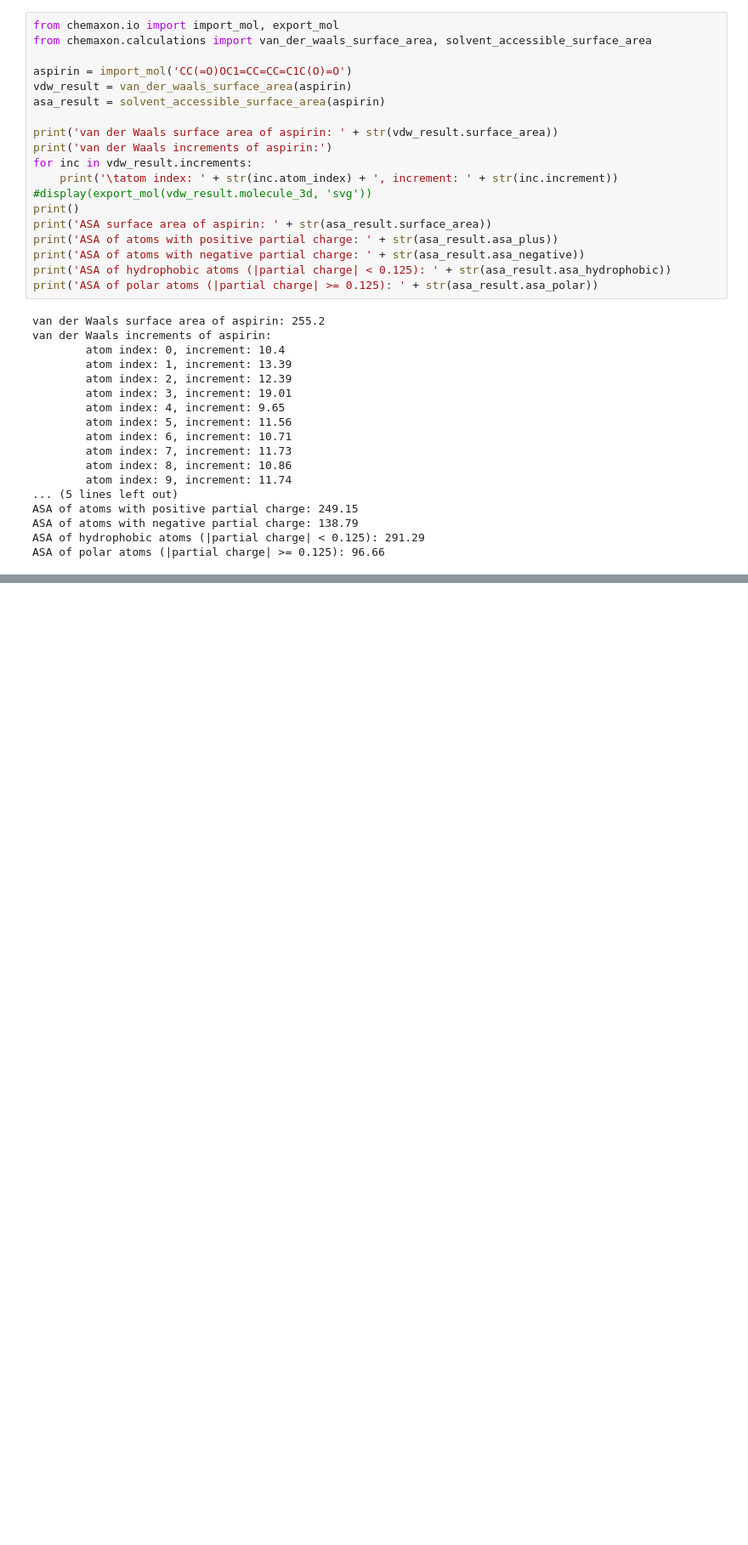
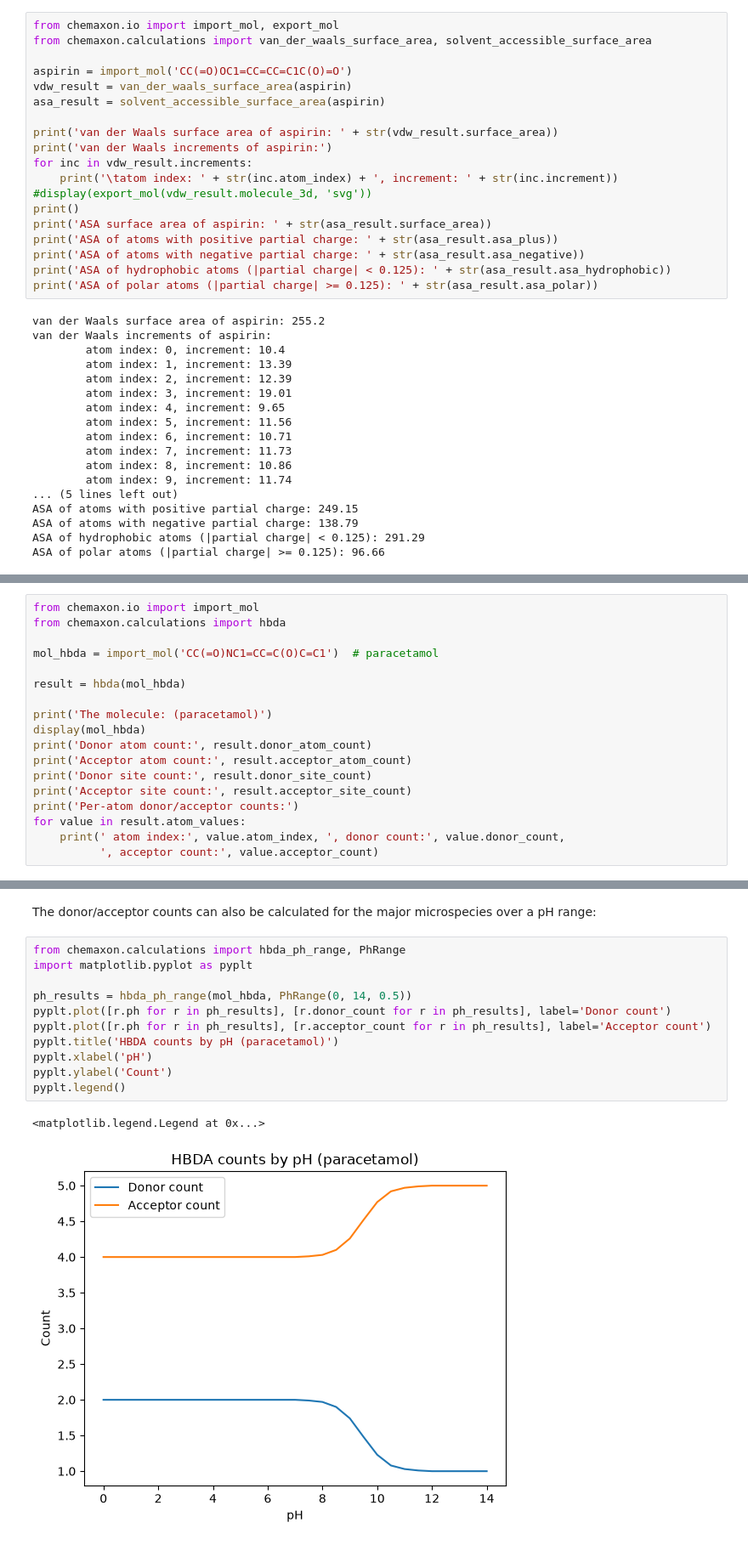
Before and after one commit to ChemAxon/python-examples, a Jupyter notebook: jupyter/calculators/02_calculators.ipynb, the cells around one changed output, grey strips where cells are left out. Shown at 85% size. Drawn from its saved outputs; the diff is of its cells as text; blank space fills up the shorter version.

Commit message:
Add new calculator examples
- Refractivity
- Geometrical Descriptors
- Structural frameworks
- HBDA

```diff
--- a/jupyter/calculators/02_calculators.ipynb
+++ b/jupyter/calculators/02_calculators.ipynb
@@ -535,0 +660,18 @@ ASA of polar atoms (|partial charge| >= 0.125): 96.66
+# %%
+from chemaxon.io import import_mol
+from chemaxon.calculations import hbda
+
+mol_hbda = import_mol('CC(=O)NC1=CC=C(O)C=C1')  # paracetamol
+
+result = hbda(mol_hbda)
+
+print('The molecule: (paracetamol)')
+display(mol_hbda)
+print('Donor atom count:', result.donor_atom_count)
+print('Acceptor atom count:', result.acceptor_atom_count)
+print('Donor site count:', result.donor_site_count)
+print('Acceptor site count:', result.acceptor_site_count)
+print('Per-atom donor/acceptor counts:')
+for value in result.atom_values:
+    print('	atom index:', value.atom_index, ', donor count:', value.donor_count,
+          ', acceptor count:', value.acceptor_count)
@@ -535,0 +689,16 @@ ASA of polar atoms (|partial charge| >= 0.125): 96.66
+# %% [markdown]
+The donor/acceptor counts can also be calculated for the major microspecies over a pH range:
+# %%
+from chemaxon.calculations import hbda_ph_range, PhRange
+import matplotlib.pyplot as pyplt
+
+ph_results = hbda_ph_range(mol_hbda, PhRange(0, 14, 0.5))
+pyplt.plot([r.ph for r in ph_results], [r.donor_count for r in ph_results], label='Donor count')
+pyplt.plot([r.ph for r in ph_results], [r.acceptor_count for r in ph_results], label='Acceptor count')
+pyplt.title('HBDA counts by pH (paracetamol)')
+pyplt.xlabel('pH')
+pyplt.ylabel('Count')
+pyplt.legend()
+# %% [output]
+<matplotlib.legend.Legend at 0x...>
+[figure, added]
```
Also changed, not shown: parts of 10 cells of this notebook, 1 other file.
